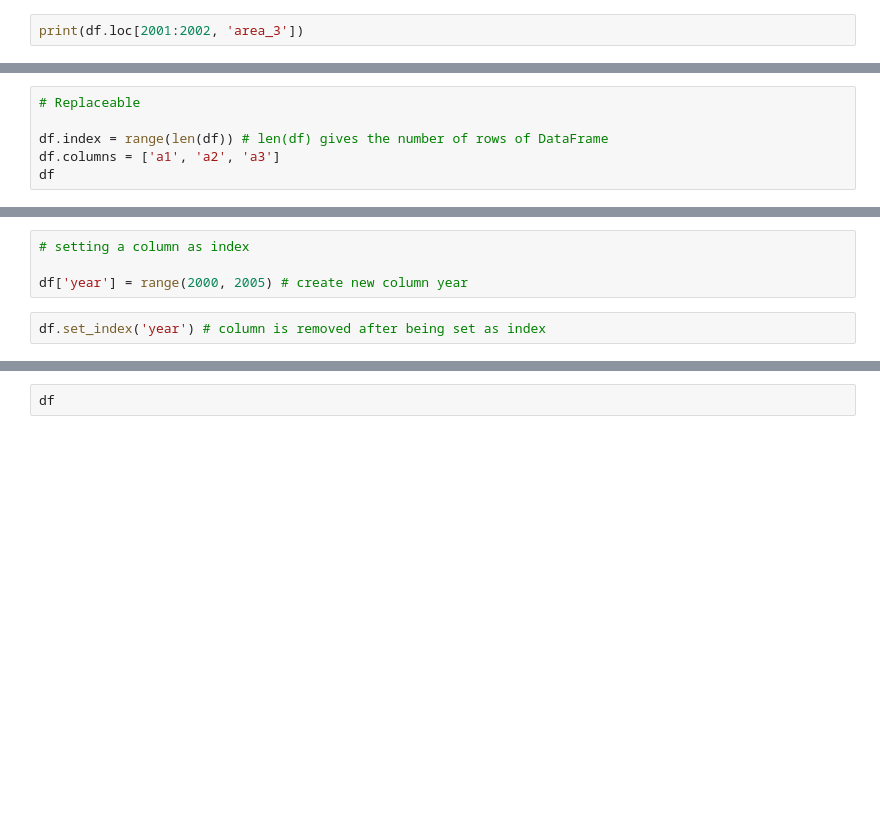
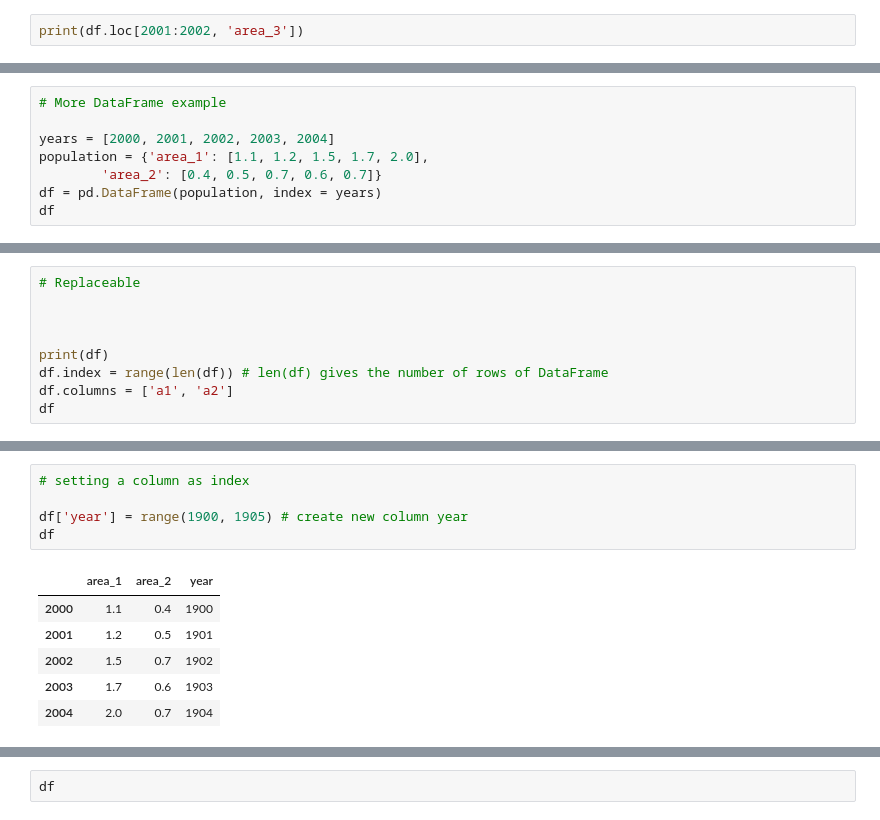
Before and after one commit to akashdktyagi/python-code, a Jupyter notebook: numPyAndPandaStuff/class_exercise_4.ipynb, the cells around one changed output, grey strips where cells are left out. Saved outputs shown, nothing was run; the diff lists cells and outputs as text; blank space fills up the shorter version.

```diff
--- a/numPyAndPandaStuff/class_exercise_4.ipynb
+++ b/numPyAndPandaStuff/class_exercise_4.ipynb
@@ -602,0 +617,8 @@ df.index[0] = 1999
+# %%
+# More DataFrame example
+
+years = [2000, 2001, 2002, 2003, 2004]
+population = {'area_1': [1.1, 1.2, 1.5, 1.7, 2.0],
+        'area_2': [0.4, 0.5, 0.7, 0.6, 0.7]}
+df = pd.DataFrame(population, index = years)
+df
@@ -603,6 +632,9 @@ df.index[0] = 1999
 # %%
 # Replaceable
 
+
+
+print(df)
 df.index = range(len(df)) # len(df) gives the number of rows of DataFrame
-df.columns = ['a1', 'a2', 'a3']
+df.columns = ['a1', 'a2']
 df
@@ -609,6 +654,12 @@ df
 # %%
 # setting a column as index
 
-df['year'] = range(2000, 2005) # create new column year
+df['year'] = range(1900, 1905) # create new column year
+df
+# %% [output]
+|  | area_1 | area_2 | year |
+| 2000 | 1.1 | 0.4 | 1900 |
+| 2001 | 1.2 | 0.5 | 1901 |
+| 2002 | 1.5 | 0.7 | 1902 |
+| 2003 | 1.7 | 0.6 | 1903 |
+| 2004 | 2.0 | 0.7 | 1904 |
-# %%
-df.set_index('year') # column is removed after being set as index
```
Also changed, not shown: parts of 61 cells of this notebook.
